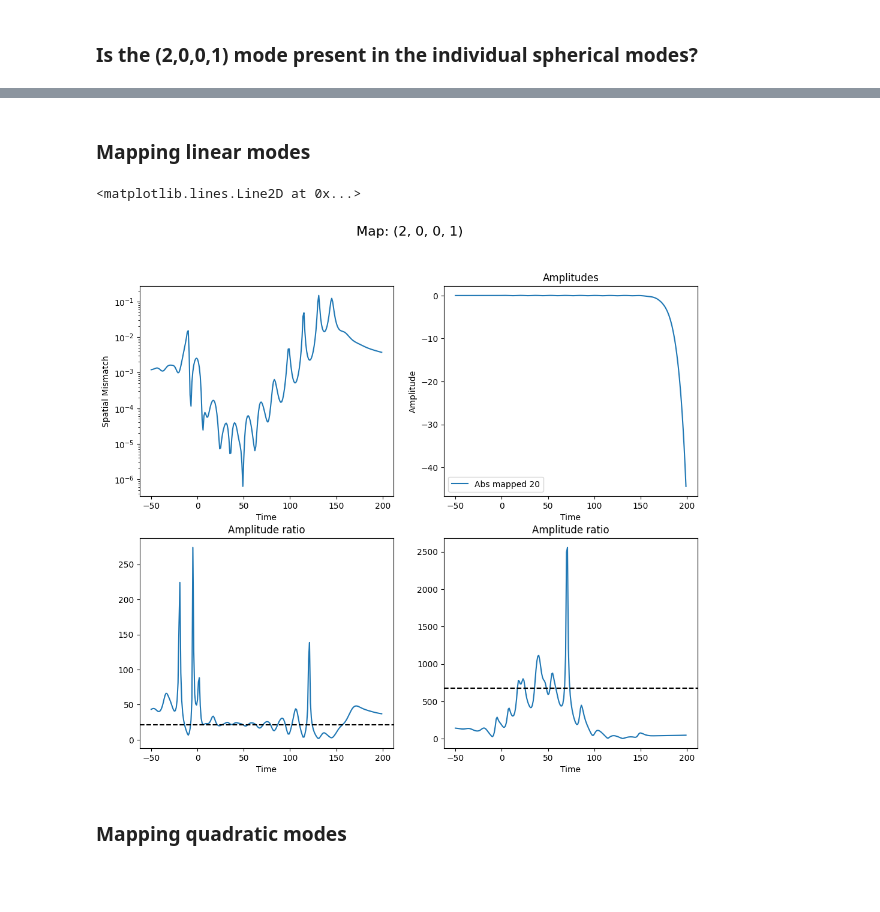
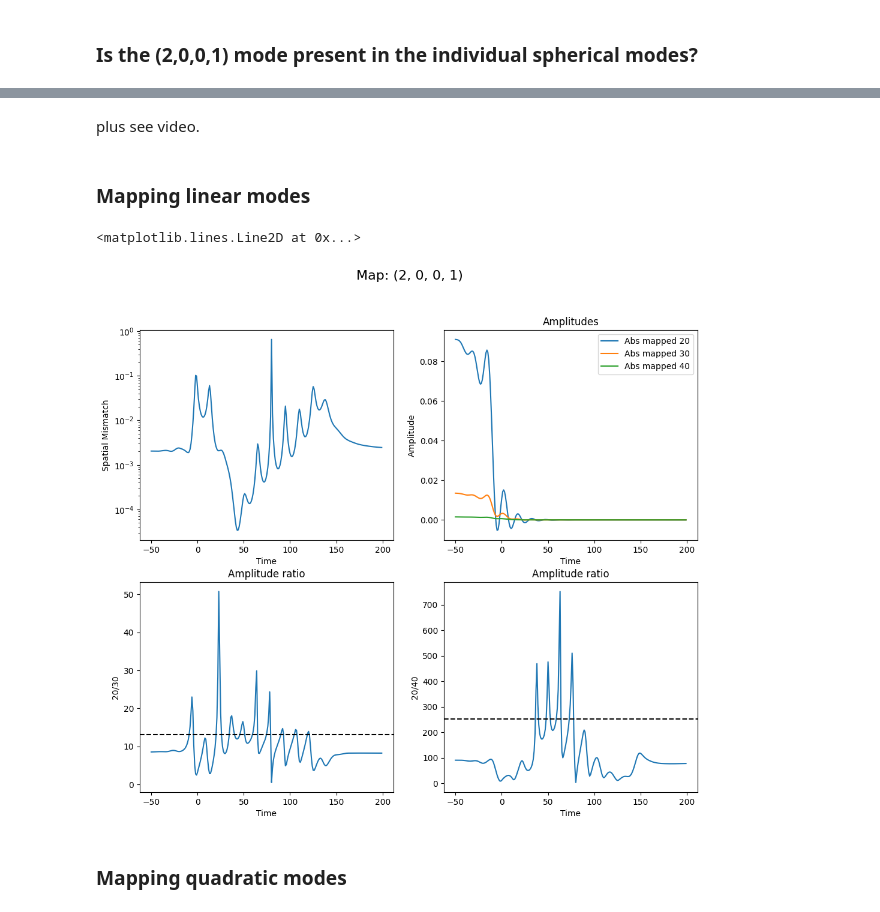
Before and after one commit to Richardvnd/quadratic_qnm, a Jupyter notebook: memory_modes.ipynb, the cells around one changed output, grey strips where cells are left out. Cells and saved outputs as stored; diff of their text form; code cells hidden in the pictures; blank space fills up the shorter version.

Commit message:
testing mixing & varying start times

```diff
--- a/memory_modes.ipynb
+++ b/memory_modes.ipynb
@@ -16,7 +16,7 @@ import matplotlib.pyplot as plt
 from qnmfitsrd.CCE_file_getter import *
 # %%
 l_max = 8
-n_max = 1
+n_max = 3
 # %%
 sim1 = CCE_to_sim_high_res(sim_num='0001')
 sim2 = CCE_to_sim_high_res(sim_num='0010')
@@ -38,4 +38,6 @@ fig.show()
 [figure]
 # %% [markdown]
 ### Is the (2,0,0,1) mode present in the individual spherical modes?
+# %%
+sim = sim1
 # %%
@@ -85,0 +109,32 @@ ax[1].legend()
+# %%
+omega_fit_list_20 = []
+omega_fit_list_30 = []
+omega_fit_list_40 = []
+t0_list = np.linspace(-20, 100, 120)
+
+for t0 in t0_list:
+    omega_fit_list_20.append(qnmfits.free_frequency_fit(
+        sim.times,
+        sim.h[2,0],
+        t0=t0
+    ))
+
+for t0 in t0_list:
+    omega_fit_list_30.append(qnmfits.free_frequency_fit(
+        sim.times,
+        sim.h[3,0],
+        t0=t0
+    ))
+
+for t0 in t0_list:
+    omega_fit_list_40.append(qnmfits.free_frequency_fit(
+        sim.times,
+        sim.h[4,0],
+        t0=t0
+    ))
+
+omega_fit_list_20 = np.array(omega_fit_list_20)
+omega_fit_list_30 = np.array(omega_fit_list_30)
+omega_fit_list_40 = np.array(omega_fit_list_40)
+
+omega_target = qnmfits.qnm.omega(2, 0, 0, 1, sim.chif_mag, sim.Mf)
@@ -86,3 +161,5 @@ ax[1].legend()
+# %% [markdown]
+plus see video.
 # %% [markdown]
 ### Mapping linear modes
 # %%
@@ -101,10 +178,13 @@ mapping = [(2,0,0,1)]
 map = mapping[0]
 l,m,n,p = map
 
+"""
 QNMs = [(lam,mu,n,p) for lam in np.arange(2, l_max+1)
                         for mu in np.arange(-lam, lam+1)
                            for n in np.arange(0, n_max+1)
-                              for p in (-1, +1)]
+                              for p in (-1, +1)] """
+
+QNMs = [(lam, 0, n, p) for lam in np.arange(2, l_max+1) for n in np.arange(0,n_max+1) for p in (-1, +1)]
 
 spherical_modes = [(l,0) for l in np.arange(2, l_max+1)]
 
@@ -150,33 +230,35 @@ ratio2 = [abs(a / b) for a, b in zip(amplitudes1, amplitudes3)]
 fig, axs = plt.subplots(nrows=2, ncols=2, figsize=(12,10))
 
 fig.suptitle(f"Map: {map}", fontsize=16)
 
 axs[0,0].set_ylabel('Spatial Mismatch')
 axs[0,0].set_xlabel('Time')
 axs[0,0].plot(times, sm_list)
 
 axs[0,0].set_yscale('log')
 
 axs[0,1].set_title('Amplitudes')
 axs[0,1].set_ylabel('Amplitude')
 axs[0,1].set_xlabel('Time')
 axs[0,1].plot(times, amplitudes1, label=f'Abs mapped 20')
 axs[0,1].plot(times, amplitudes2, label=f'Abs mapped 30')
 axs[0,1].plot(times, amplitudes3, label=f'Abs mapped 40')
 axs[0,1].legend()
 
 axs[1,0].set_title('Amplitude ratio')
+axs[1,0].set_ylabel('20/30')
 axs[1,0].set_xlabel('Time')
 axs[1,0].plot(times, ratio1, label=f'Abs mapped 20/30')
 
 axs[1,1].set_title('Amplitude ratio')
+axs[1,1].set_ylabel('20/40')
 axs[1,1].set_xlabel('Time')
 axs[1,1].plot(times, ratio2, label=f'Abs mapped 20/40')
 
 axs[1,0].axhline(y=abs(mu20/mu30), color='black', linestyle='--', label=f'Expected 20/40')
 axs[1,1].axhline(y=abs(mu20/mu40), color='black', linestyle='--', label=f'Expected 20/40')
 # %% [output]
 <matplotlib.lines.Line2D at 0x...>
-[figure, old version]
+[figure, new version]
 # %% [markdown]
 ### Mapping quadratic modes
```
Also changed, not shown: parts of 8 cells of this notebook, 16 other files.
